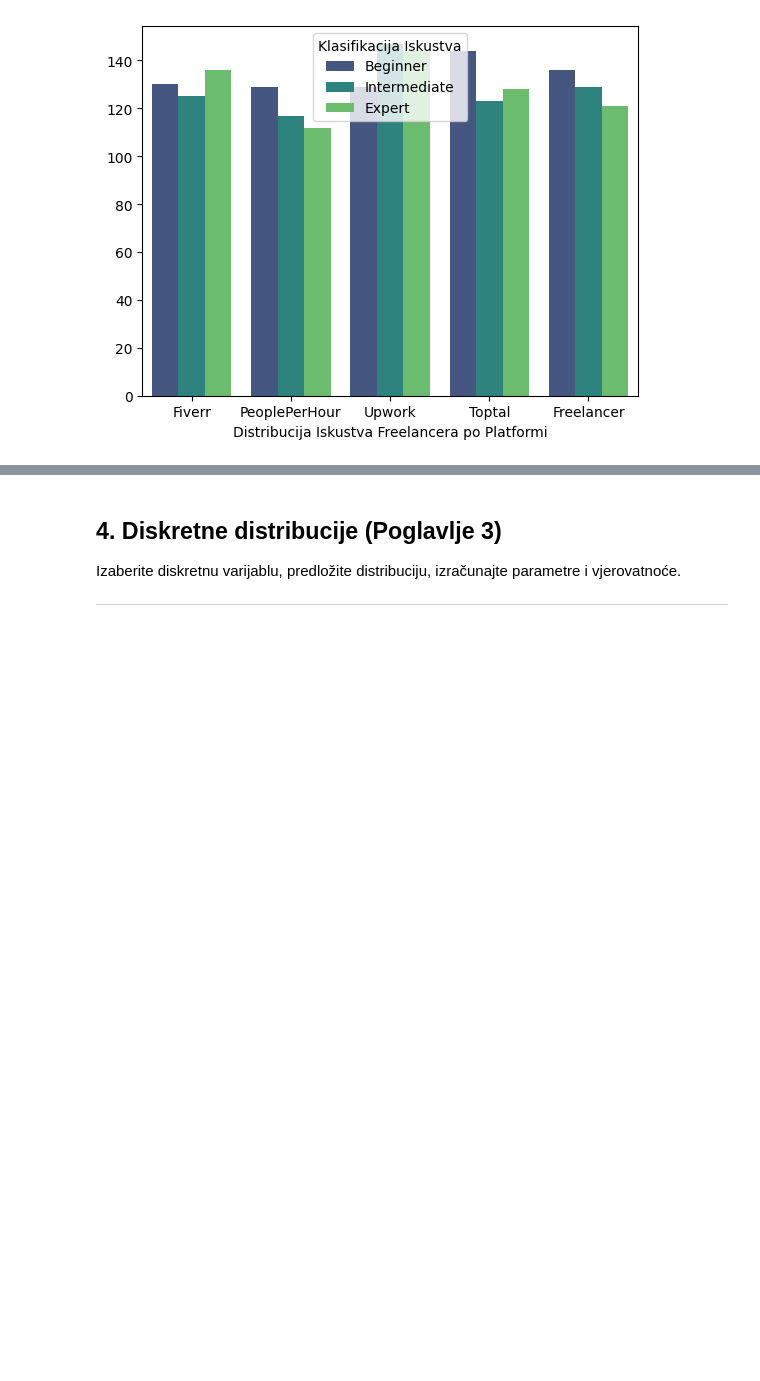
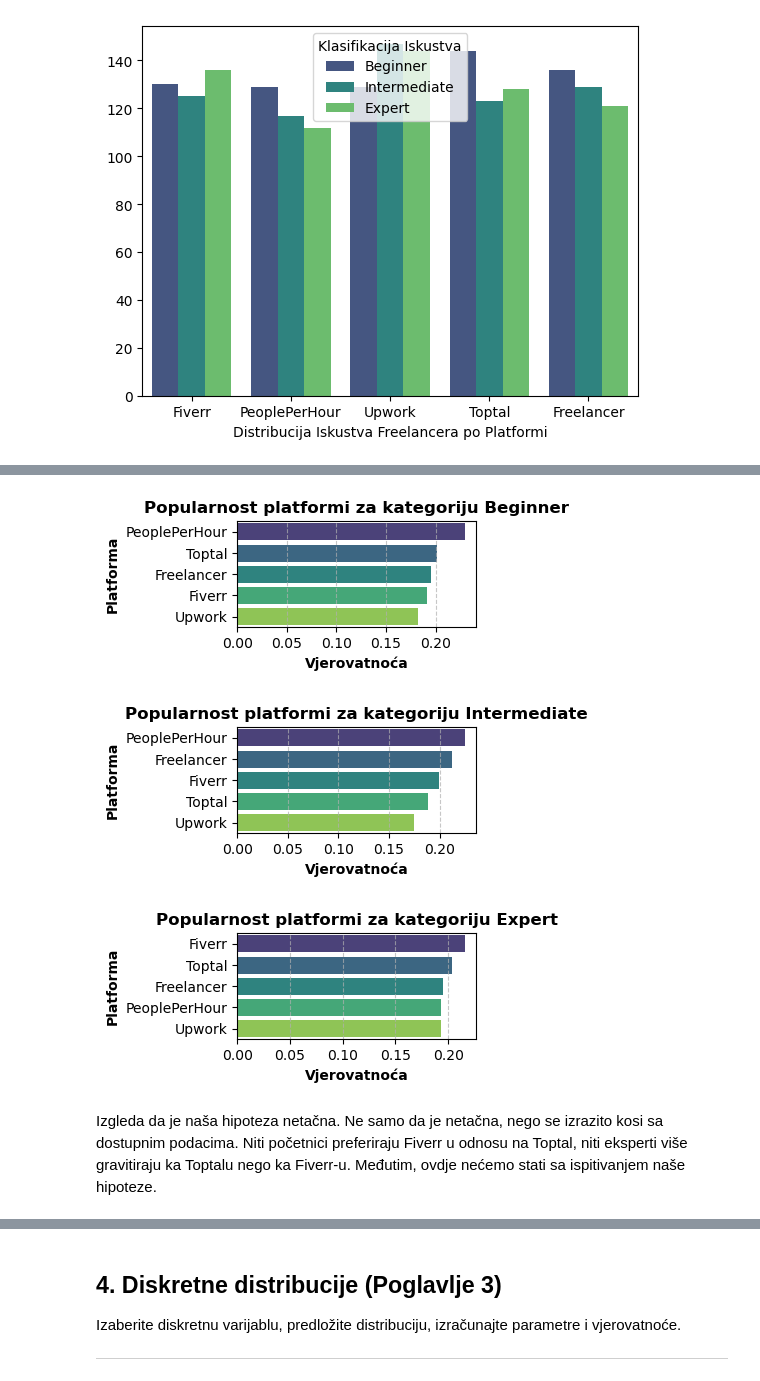
Before and after one commit to Ljut/PSAI-DSAI-datasets, a Jupyter notebook: VIS25_TIM1.ipynb, the cells around one changed output, grey strips where cells are left out. Drawn from its saved outputs; the diff is of its cells as text; code cells hidden in the pictures; blank space fills up the shorter version.

```diff
--- a/VIS25_TIM1.ipynb
+++ b/VIS25_TIM1.ipynb
@@ -399,0 +372,32 @@ plt.show()
+# %%
+# Kod generisao Github Copilot uz detaljne instrukcije člana tima
+
+# Generate bar graphs for each experience level with platforms sorted by popularity
+#experience_levels = ["Beginner", "Intermediate", "Expert"]
+#platforms = ["Fiverr", "Freelancer", "PeoplePerHour", "Toptal", "Upwork"]
+
+for idx, experience_level in enumerate(experience_levels):
+  # Extract probabilities for the current experience level
+  probabilities = matrica[idx]
+
+  # Create a DataFrame for sorting
+  data = pd.DataFrame({
+    "Platform": platforms,
+    "Probability": probabilities
+  }).sort_values(by="Probability", ascending=False)
+
+  # Plot the horizontal bar graph
+  plt.figure(figsize=(4, 2))
+  sns.barplot(data=data, y="Platform", x="Probability", palette="viridis", orient="h", hue="Platform")
+  plt.title(f"Popularnost platformi za kategoriju {experience_level}", fontweight="bold")
+  plt.xlabel("Vjerovatnoća", fontweight="bold")
+  plt.ylabel("Platforma", fontweight="bold")
+  plt.grid(axis="x", linestyle="--", alpha=0.7)
+  plt.tight_layout()
+  plt.show()
+# %% [output]
+[figure, added]
+[figure, added]
+[figure, added]
+# %% [markdown]
+Izgleda da je naša hipoteza netačna. Ne samo da je netačna, nego se izrazito kosi sa dostupnim podacima. Niti početnici preferiraju Fiverr u odnosu na Toptal, niti eksperti više gravitiraju ka Toptalu nego ka Fiverr-u. Međutim, ovdje nećemo stati sa ispitivanjem naše hipoteze.
```
Also changed, not shown: parts of 24 cells of this notebook.
